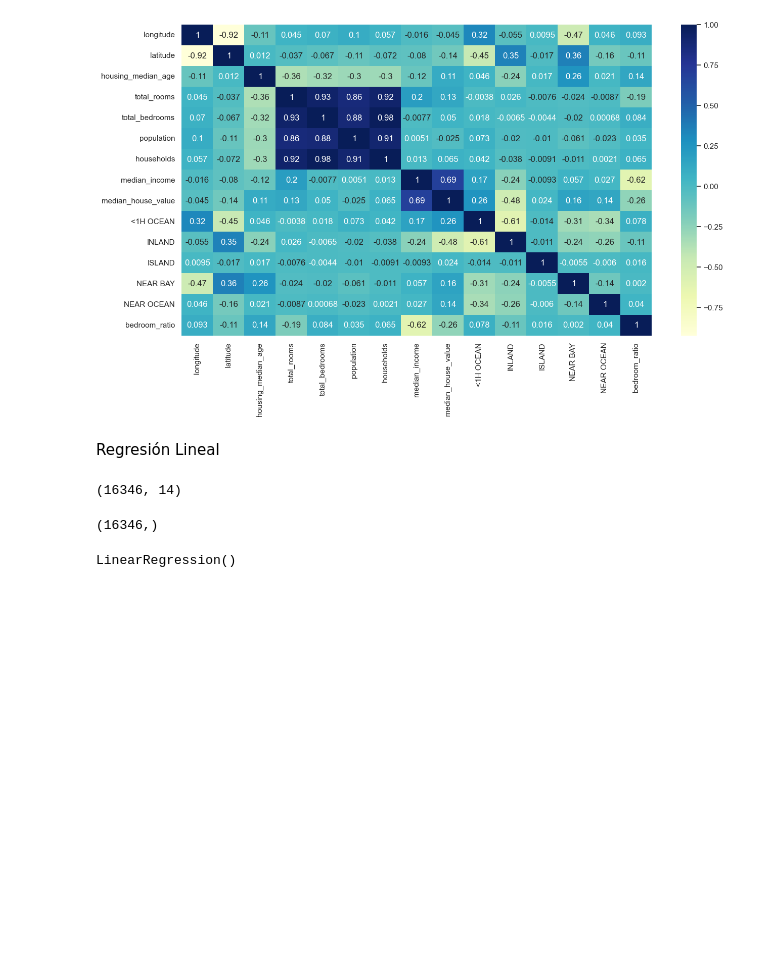
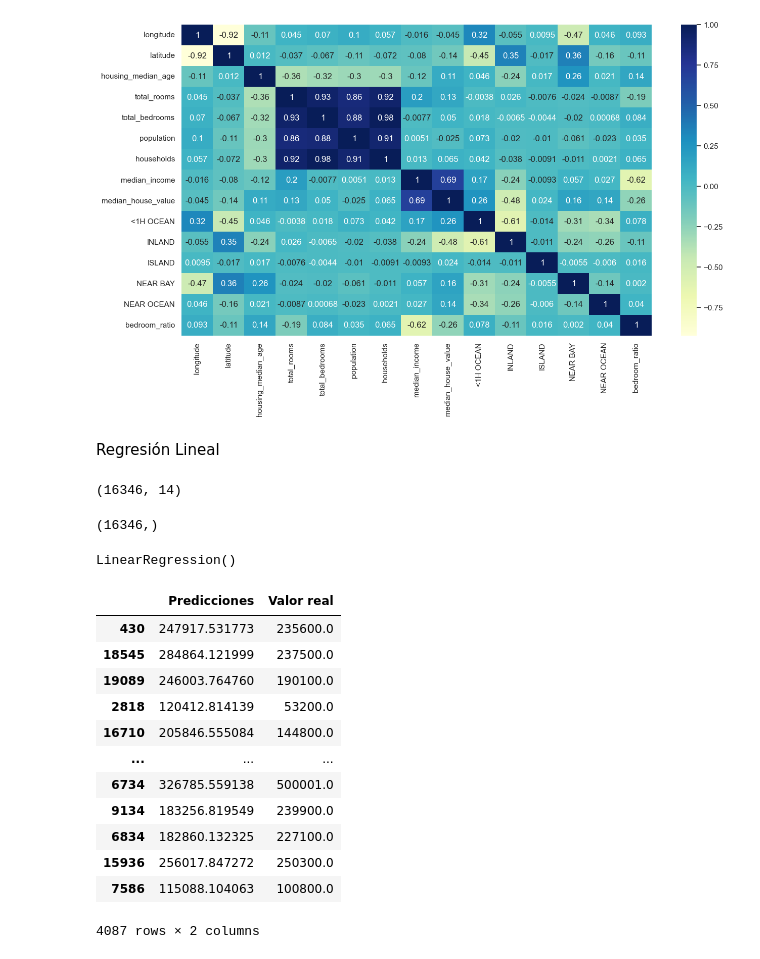
Before and after one commit to HeberthDCM/Curso_IA_RM, a Jupyter notebook: Unidad 04/04_02_Ejercicio_RL.ipynb, the cells around one changed output. Cells and saved outputs as stored; diff of their text form; code cells hidden in the pictures; blank space fills up the shorter version.

```diff
--- a/Unidad 04/04_02_Ejercicio_RL.ipynb
+++ b/Unidad 04/04_02_Ejercicio_RL.ipynb
@@ -260,4 +259,25 @@ modelo = LinearRegression()
-# %%
-modelo.fit(X_entr,y_entr)
-# %% [output]
-LinearRegression()
+# %%
+#Entrenamos el modelo de regresión lineal con los datos de entrenamiento
+modelo.fit(X_entr,y_entr)
+# %% [output]
+LinearRegression()
+# %%
+#Predecimos datos con los datos de prueba
+predicciones = modelo.predict(X_pru)
+#Lo mandamos a un dataframe y lo arreglamos con un diccionario
+comparativa = {"Predicciones":predicciones,"Valor real":y_pru}
+pd.DataFrame(comparativa)
+# %% [output]
+|  | Predicciones | Valor real |
+| 430 | 247917.531773 | 235600.0 |
+| 18545 | 284864.121999 | 237500.0 |
+| 19089 | 246003.764760 | 190100.0 |
+| 2818 | 120412.814139 | 53200.0 |
+| 16710 | 205846.555084 | 144800.0 |
+| ... | ... | ... |
+| 6734 | 326785.559138 | 500001.0 |
+| 9134 | 183256.819549 | 239900.0 |
+| 6834 | 182860.132325 | 227100.0 |
+| 15936 | 256017.847272 | 250300.0 |
+| 7586 | 115088.104063 | 100800.0 |
+4087 rows × 2 columns
```
Also changed, not shown: parts of 5 cells of this notebook.
